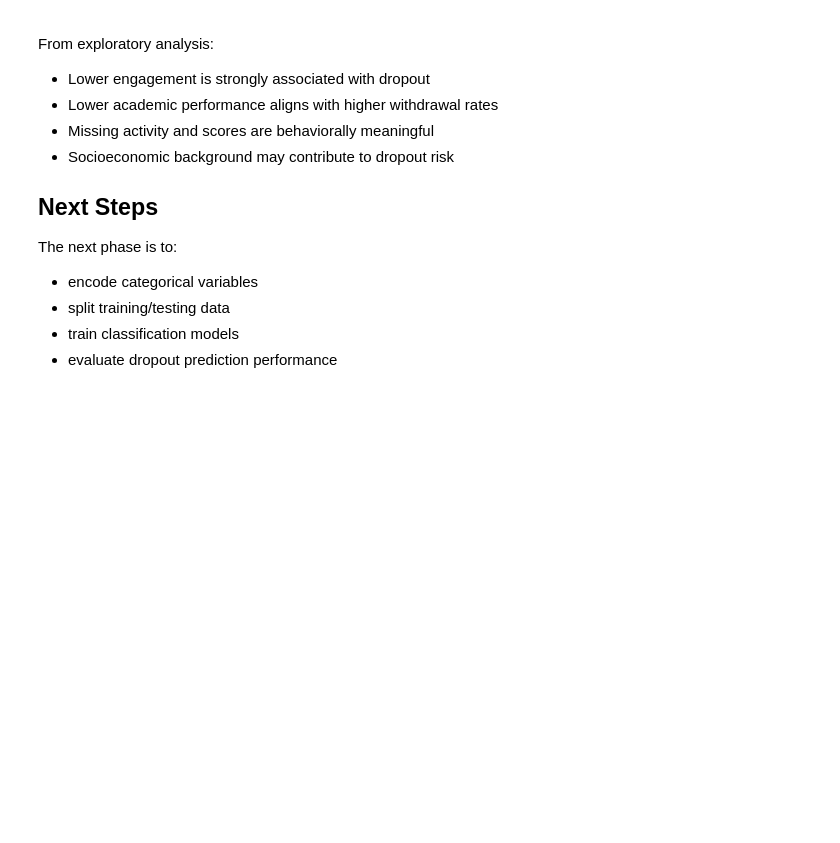
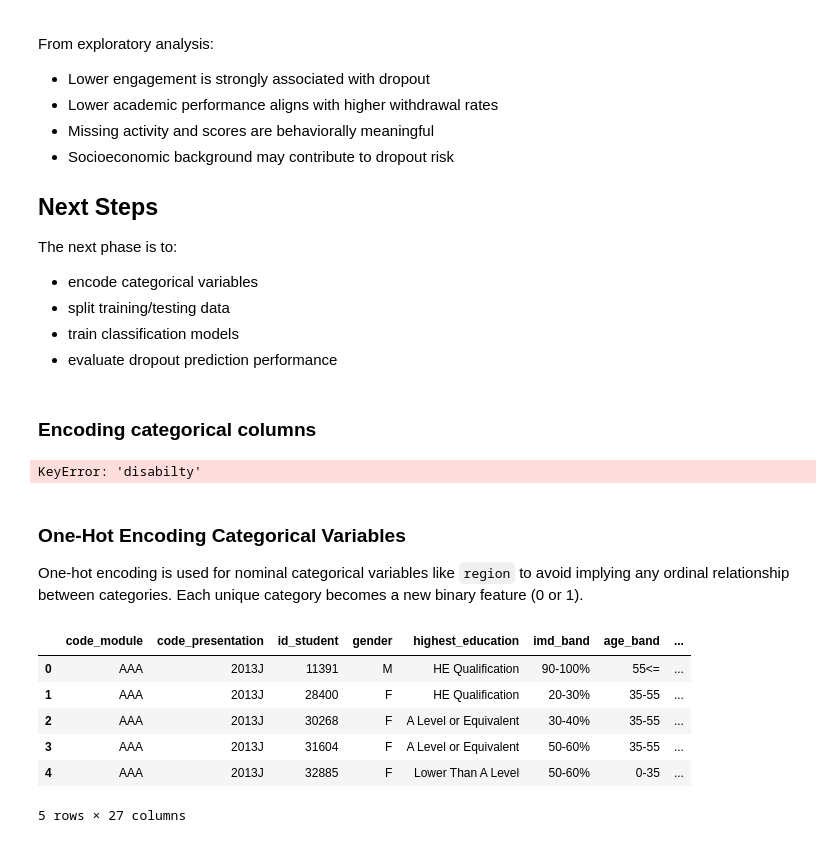
Before and after one commit to Sydney205/oulad-student-dropout-prediction, a Jupyter notebook: OULAD_Student_Dropout_Prediction.ipynb, the cells around one changed output. Cells and saved outputs as stored; diff of their text form; code cells hidden in the pictures; blank space fills up the shorter version.

Commit message:
Encoding categorical columns

```diff
--- a/OULAD_Student_Dropout_Prediction.ipynb
+++ b/OULAD_Student_Dropout_Prediction.ipynb
@@ -456,3 +456,27 @@ The next phase is to:
 - split training/testing data
 - train classification models
 - evaluate dropout prediction performance
+# %% [markdown]
+### Encoding categorical columns
+# %%
+student_df['disability'] = student_df['disabilty'].map({'N': 0, 'Y': 1})
+# %% [output]
+KeyError: 'disabilty'
+# %% [markdown]
+### One-Hot Encoding Categorical Variables
+
+One-hot encoding is used for nominal categorical variables like `region` to avoid implying any ordinal relationship between categories. Each unique category becomes a new binary feature (0 or 1).
+# %%
+# One-hot encode the 'region' column
+student_df = pd.get_dummies(student_df, columns=['region'], prefix='region')
+
+# Display the first few rows with the new encoded columns
+display(student_df.head())
+# %% [output]
+|  | code_module | code_presentation | id_student | gender | highest_education | imd_band | age_band | ... |
+| 0 | AAA | 2013J | 11391 | M | HE Qualification | 90-100% | 55<= | ... |
+| 1 | AAA | 2013J | 28400 | F | HE Qualification | 20-30% | 35-55 | ... |
+| 2 | AAA | 2013J | 30268 | F | A Level or Equivalent | 30-40% | 35-55 | ... |
+| 3 | AAA | 2013J | 31604 | F | A Level or Equivalent | 50-60% | 35-55 | ... |
+| 4 | AAA | 2013J | 32885 | F | Lower Than A Level | 50-60% | 0-35 | ... |
+5 rows × 27 columns
```
Also changed, not shown: parts of 1 cell of this notebook.
